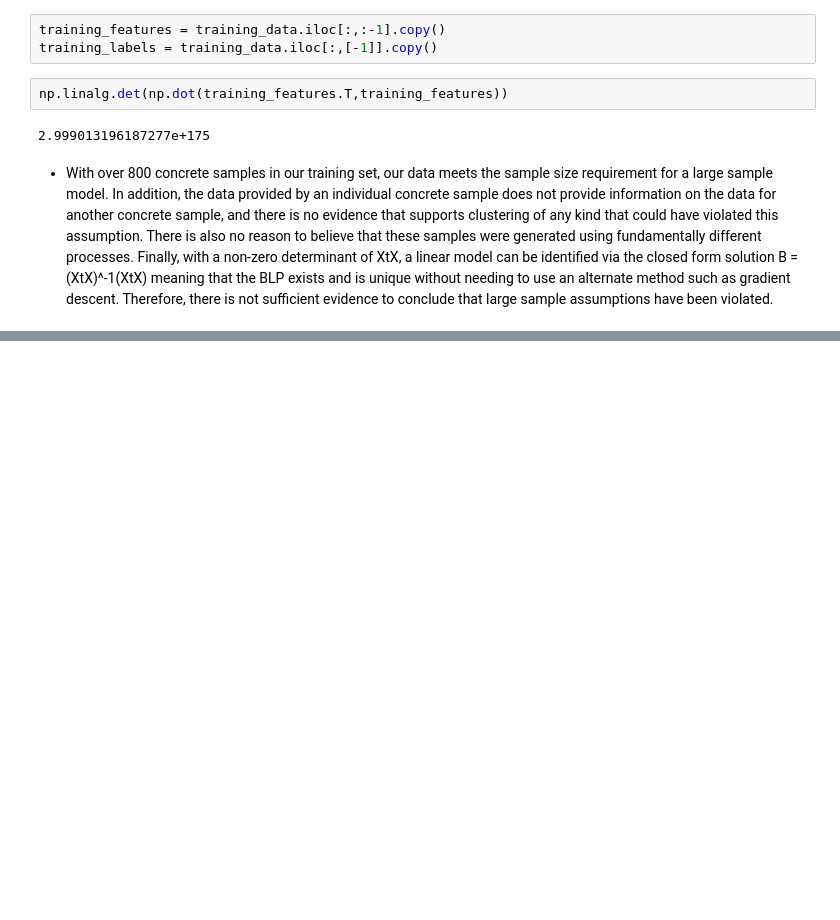
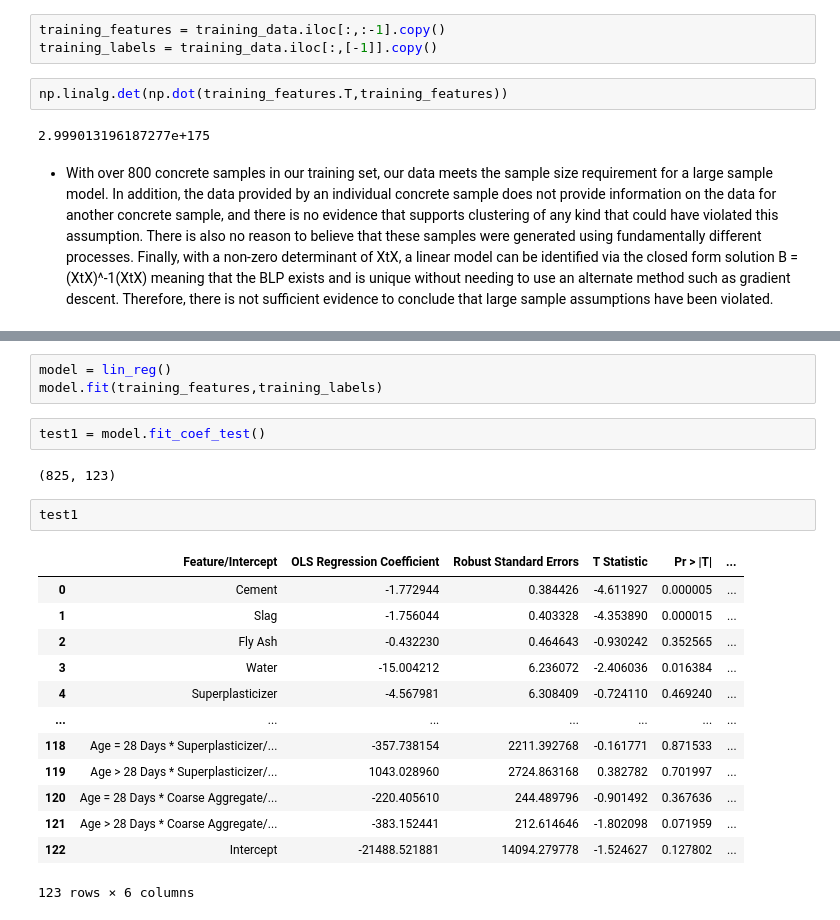
Before and after one commit to amitg3-ucb/w203_lab2, a Jupyter notebook: Data Cleaning and Model Development.ipynb, the cells around one changed output, grey strips where cells are left out. Saved outputs shown, nothing was run; the diff lists cells and outputs as text; blank space fills up the shorter version.

Commit message:
finished making linear model class with internal model evaluation on train data

```diff
--- a/Data Cleaning and Model Development.ipynb
+++ b/Data Cleaning and Model Development.ipynb
@@ -280,0 +371,23 @@ np.linalg.det(np.dot(training_features.T,training_features))
+# %%
+model = lin_reg()
+model.fit(training_features,training_labels)
+# %%
+test1 = model.fit_coef_test()
+# %% [output]
+(825, 123)
+# %%
+test1
+# %% [output]
+|  | Feature/Intercept | OLS Regression Coefficient | Robust Standard Errors | T Statistic | Pr > |T| | ... |
+| 0 | Cement | -1.772944 | 0.384426 | -4.611927 | 0.000005 | ... |
+| 1 | Slag | -1.756044 | 0.403328 | -4.353890 | 0.000015 | ... |
+| 2 | Fly Ash | -0.432230 | 0.464643 | -0.930242 | 0.352565 | ... |
+| 3 | Water | -15.004212 | 6.236072 | -2.406036 | 0.016384 | ... |
+| 4 | Superplasticizer | -4.567981 | 6.308409 | -0.724110 | 0.469240 | ... |
+| ... | ... | ... | ... | ... | ... | ... |
+| 118 | Age = 28 Days * Superplasticizer/... | -357.738154 | 2211.392768 | -0.161771 | 0.871533 | ... |
+| 119 | Age > 28 Days * Superplasticizer/... | 1043.028960 | 2724.863168 | 0.382782 | 0.701997 | ... |
+| 120 | Age = 28 Days * Coarse Aggregate/... | -220.405610 | 244.489796 | -0.901492 | 0.367636 | ... |
+| 121 | Age > 28 Days * Coarse Aggregate/... | -383.152441 | 212.614646 | -1.802098 | 0.071959 | ... |
+| 122 | Intercept | -21488.521881 | 14094.279778 | -1.524627 | 0.127802 | ... |
+123 rows × 6 columns
```
Also changed, not shown: parts of 5 cells of this notebook.
